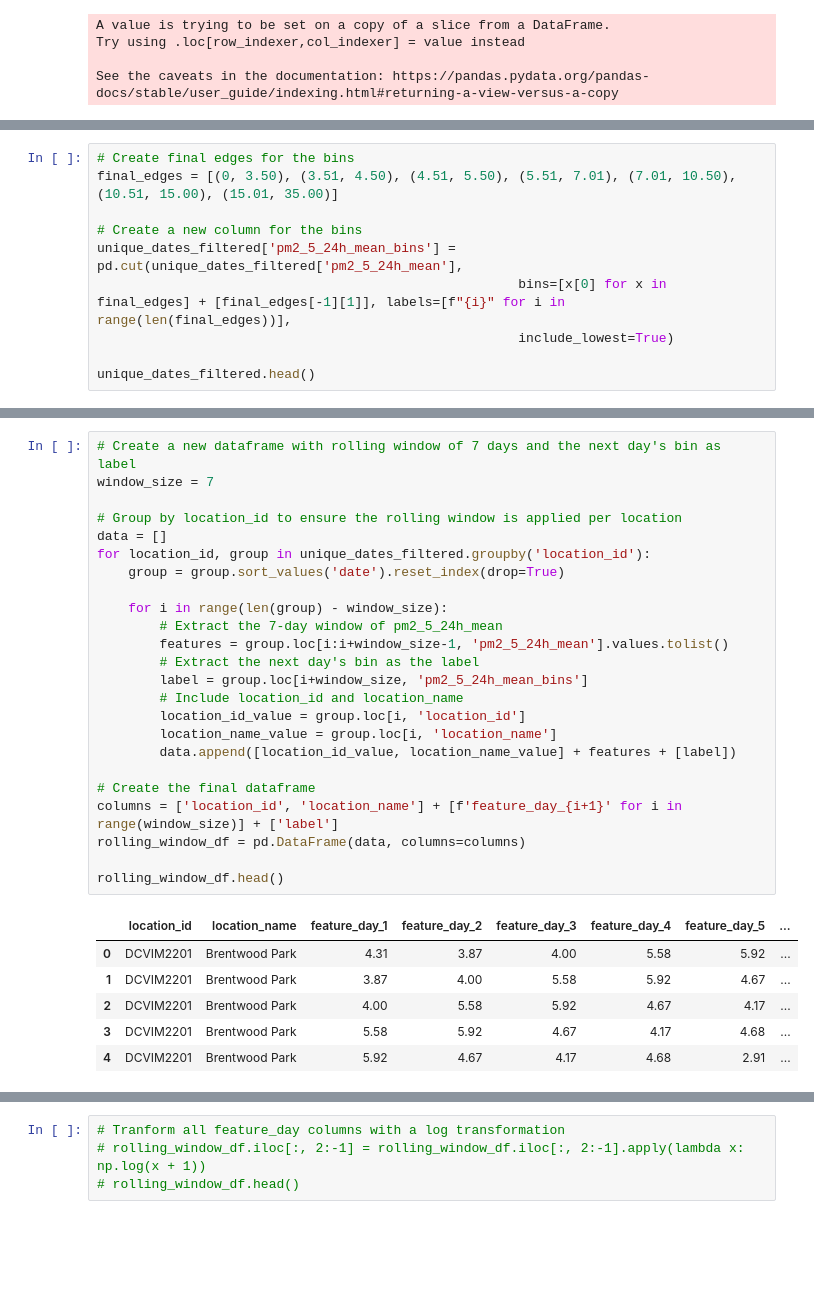
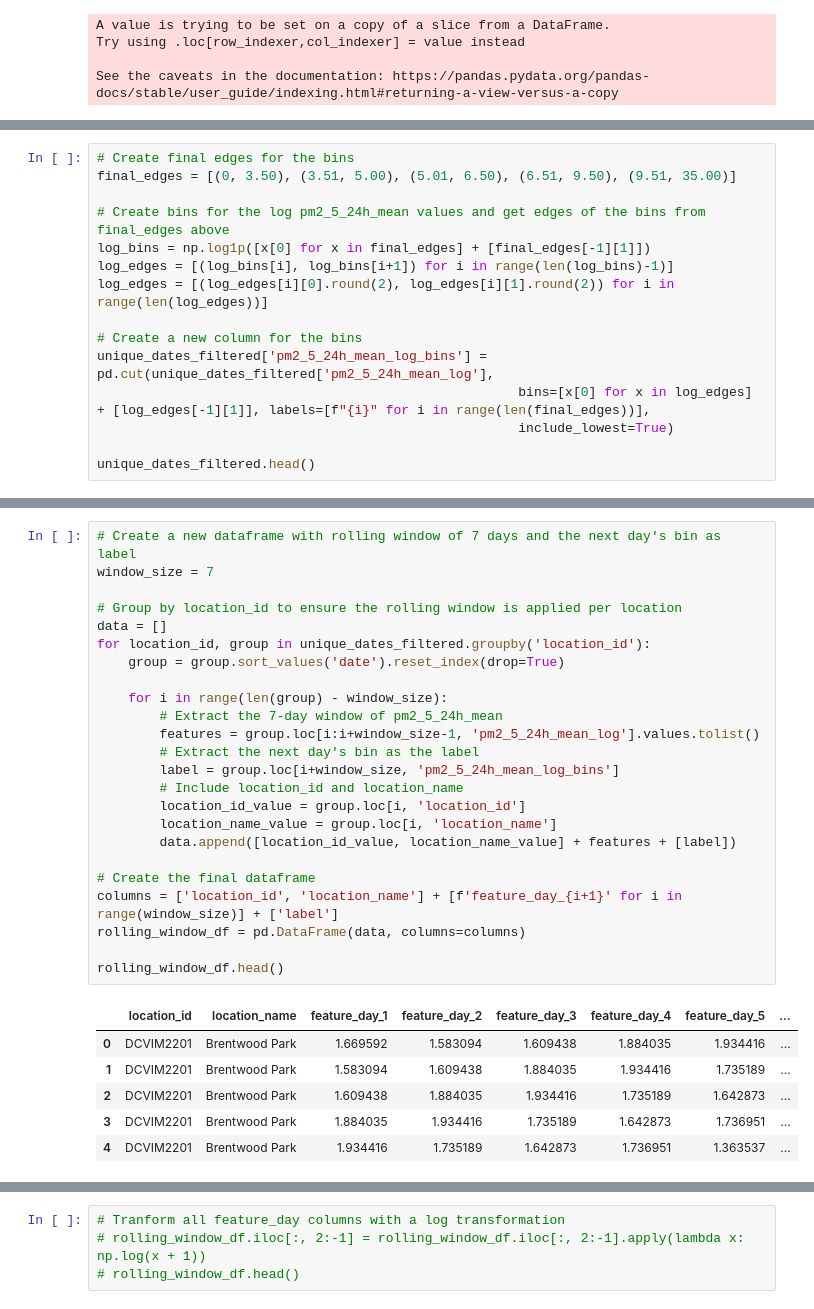
Before and after one commit to macks26/rise-south-city-dashboard, a Jupyter notebook: code/predictability.ipynb, the cells around one changed output, grey strips where cells are left out. Drawn from its saved outputs; the diff is of its cells as text; blank space fills up the shorter version.

```diff
--- a/code/predictability.ipynb
+++ b/code/predictability.ipynb
@@ -443,10 +438,15 @@ edges
 # %%
 # Create final edges for the bins
-final_edges = [(0, 3.50), (3.51, 4.50), (4.51, 5.50), (5.51, 7.01), (7.01, 10.50), (10.51, 15.00), (15.01, 35.00)]
+final_edges = [(0, 3.50), (3.51, 5.00), (5.01, 6.50), (6.51, 9.50), (9.51, 35.00)]
+
+# Create bins for the log pm2_5_24h_mean values and get edges of the bins from final_edges above
+log_bins = np.log1p([x[0] for x in final_edges] + [final_edges[-1][1]])
+log_edges = [(log_bins[i], log_bins[i+1]) for i in range(len(log_bins)-1)]
+log_edges = [(log_edges[i][0].round(2), log_edges[i][1].round(2)) for i in range(len(log_edges))]
 
 # Create a new column for the bins
-unique_dates_filtered['pm2_5_24h_mean_bins'] = pd.cut(unique_dates_filtered['pm2_5_24h_mean'],
-                                                      bins=[x[0] for x in final_edges] + [final_edges[-1][1]], labels=[f"{i}" for i in range(len(final_edges))],
+unique_dates_filtered['pm2_5_24h_mean_log_bins'] = pd.cut(unique_dates_filtered['pm2_5_24h_mean_log'],
+                                                      bins=[x[0] for x in log_edges] + [log_edges[-1][1]], labels=[f"{i}" for i in range(len(final_edges))],
                                                       include_lowest=True)
 
 unique_dates_filtered.head()
@@ -477,31 +477,31 @@ fig.show()
 # %%
 # Create a new dataframe with rolling window of 7 days and the next day's bin as label
 window_size = 7
 
 # Group by location_id to ensure the rolling window is applied per location
 data = []
 for location_id, group in unique_dates_filtered.groupby('location_id'):
     group = group.sort_values('date').reset_index(drop=True)
 
     for i in range(len(group) - window_size):
         # Extract the 7-day window of pm2_5_24h_mean
-        features = group.loc[i:i+window_size-1, 'pm2_5_24h_mean'].values.tolist()
+        features = group.loc[i:i+window_size-1, 'pm2_5_24h_mean_log'].values.tolist()
         # Extract the next day's bin as the label
-        label = group.loc[i+window_size, 'pm2_5_24h_mean_bins']
+        label = group.loc[i+window_size, 'pm2_5_24h_mean_log_bins']
         # Include location_id and location_name
         location_id_value = group.loc[i, 'location_id']
         location_name_value = group.loc[i, 'location_name']
         data.append([location_id_value, location_name_value] + features + [label])
 
 # Create the final dataframe
 columns = ['location_id', 'location_name'] + [f'feature_day_{i+1}' for i in range(window_size)] + ['label']
 rolling_window_df = pd.DataFrame(data, columns=columns)
 
 rolling_window_df.head()
 # %% [output]
 |  | location_id | location_name | feature_day_1 | feature_day_2 | feature_day_3 | feature_day_4 | feature_day_5 | ... |
-| 0 | DCVIM2201 | Brentwood Park | 4.31 | 3.87 | 4.00 | 5.58 | 5.92 | ... |
-| 1 | DCVIM2201 | Brentwood Park | 3.87 | 4.00 | 5.58 | 5.92 | 4.67 | ... |
-| 2 | DCVIM2201 | Brentwood Park | 4.00 | 5.58 | 5.92 | 4.67 | 4.17 | ... |
-| 3 | DCVIM2201 | Brentwood Park | 5.58 | 5.92 | 4.67 | 4.17 | 4.68 | ... |
-| 4 | DCVIM2201 | Brentwood Park | 5.92 | 4.67 | 4.17 | 4.68 | 2.91 | ... |
+| 0 | DCVIM2201 | Brentwood Park | 1.669592 | 1.583094 | 1.609438 | 1.884035 | 1.934416 | ... |
+| 1 | DCVIM2201 | Brentwood Park | 1.583094 | 1.609438 | 1.884035 | 1.934416 | 1.735189 | ... |
+| 2 | DCVIM2201 | Brentwood Park | 1.609438 | 1.884035 | 1.934416 | 1.735189 | 1.642873 | ... |
+| 3 | DCVIM2201 | Brentwood Park | 1.884035 | 1.934416 | 1.735189 | 1.642873 | 1.736951 | ... |
+| 4 | DCVIM2201 | Brentwood Park | 1.934416 | 1.735189 | 1.642873 | 1.736951 | 1.363537 | ... |
```
Also changed, not shown: parts of 34 cells of this notebook.
